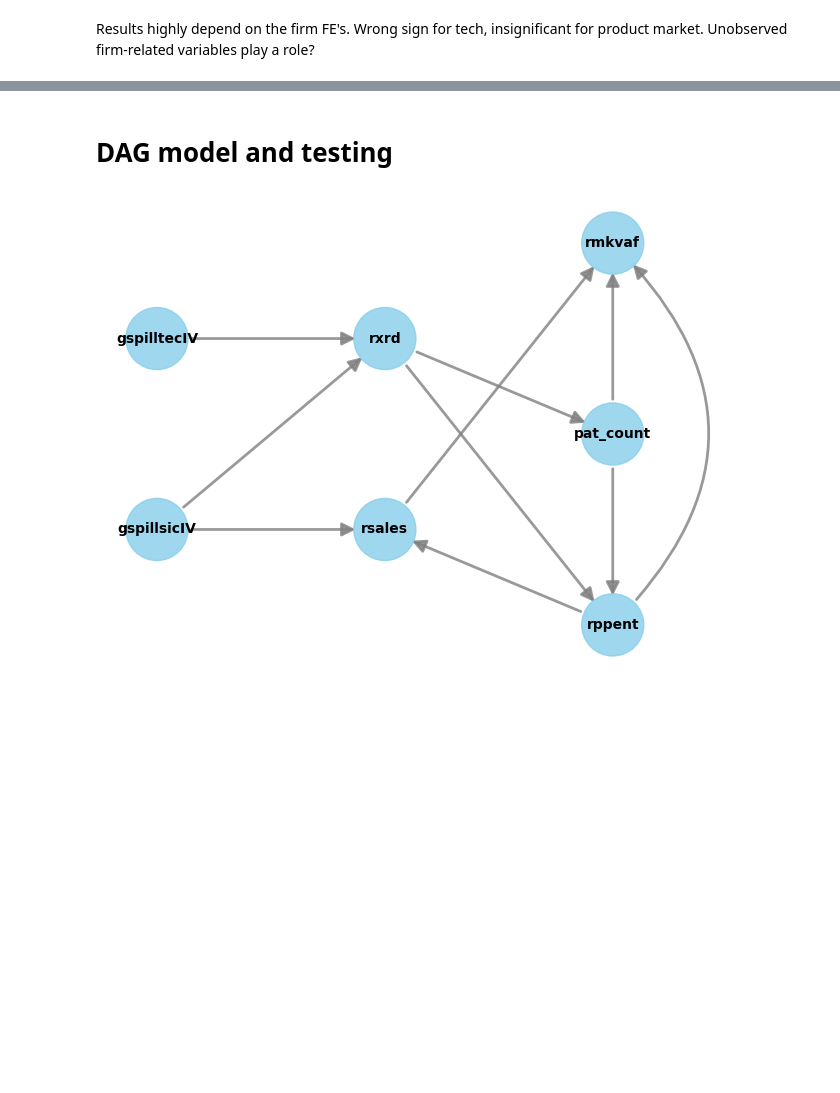
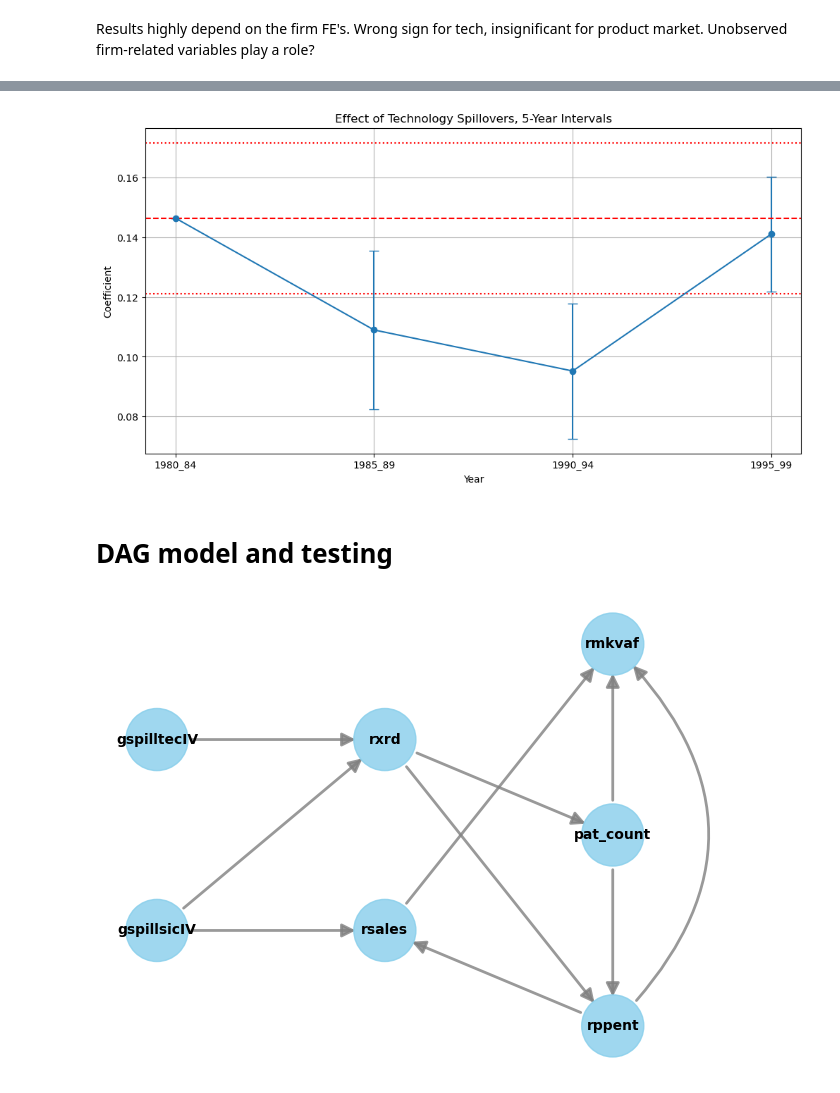
Before and after one commit to MartinMcFarlane/ECO2425-Causal-ML, a Jupyter notebook: Spillovers Project.ipynb, the cells around one changed output, grey strips where cells are left out. Cells and saved outputs as stored; diff of their text form; code cells hidden in the pictures; blank space fills up the shorter version.

```diff
--- a/Spillovers Project.ipynb
+++ b/Spillovers Project.ipynb
@@ -1038,0 +875,11 @@ plt.show()
+# %%
+# Tech spillovers, 5-year intervals
+drop_columns = [col for col in x_vars.columns if 'gspillsicIV' in col]
+
+x_vars_fe = x_vars.drop(columns=drop_columns)
+x_vars_fe = x_vars_fe.drop(columns=['1980_84', 'gspilltecIVX1980_84']) # drop ref category
+
+y_var = df['rmkvaf']
+
+int_modeltec = sm.OLS(y_var,x_vars_fe).fit(cov_type='HC0')
+int_modeltec.summary()
@@ -1039,3 +1116,65 @@ plt.show()
+# %%
+# Plot 5 Year Intervals, Tech spillovers
+
+ref_year = '1980_84'
+time_coefs_tec = {
+    'interval': intervals,
+    'coef': [np.nan for i in range(0,len(intervals))],
+    'CI_l': [np.nan for i in range(0,len(intervals))],
+    'CI_h': [np.nan for i in range(0,len(intervals))],
+    'se': [np.nan for i in range(0,len(intervals))]
+}
+
+time_coefs_tec = pd.DataFrame(time_coefs_tec)
+time_coefs_tec = time_coefs_tec.sort_values(by='interval').reset_index(drop=True)
+
+conf_intervals = int_modeltec.conf_int(alpha=0.05, cols=None)
+s_errors = int_modeltec.HC0_se
+
+# grab coefficients and confidence intervals
+coef_ref = int_modeltec.params['gspilltecIV'] # coef for ref year category
+l_ref = conf_intervals.loc[conf_intervals.index == 'gspilltecIV',0].values[0] # conf interval for ref cat
+h_ref = conf_intervals.loc[conf_intervals.index == 'gspilltecIV',1].values[0]
+
+for interval in time_coefs_tec['interval'].unique():
+    if interval == ref_year:
+        coef = coef_ref
+        ci_l = 0
+        ci_h = 0
+
+        time_coefs_tec.loc[time_coefs_tec['interval'] == interval, 'coef'] = coef
+        time_coefs_tec.loc[time_coefs_tec['interval'] == interval, 'CI_l'] = ci_l
+        time_coefs_tec.loc[time_coefs_tec['interval'] == interval, 'CI_h'] = ci_h
+
+    else:
+        col_name = f"gspilltecIVX{interval}"
+        coef = int_modeltec.params[col_name] + coef_ref
+        ci_l = conf_intervals.loc[conf_intervals.index == col_name,0].values[0] + coef_ref
+        ci_h = conf_intervals.loc[conf_intervals.index == col_name,1].values[0] + coef_ref
+
+        time_coefs_tec.loc[time_coefs_tec['interval'] == interval, 'coef'] = coef
+        time_coefs_tec.loc[time_coefs_tec['interval'] == interval, 'CI_l'] = ci_l
+        time_coefs_tec.loc[time_coefs_tec['interval'] == interval, 'CI_h'] = ci_h
+
+
+time_coefs_tec['upper'] = time_coefs_tec['CI_h'] - time_coefs_tec['coef']
+time_coefs_tec['lower'] = time_coefs_tec['coef'] - time_coefs_tec['CI_l']
+time_coefs_tec.loc[time_coefs_tec['interval'] == ref_year, ['upper','lower']] = 0
+
+cis = time_coefs_tec[['lower','upper']].T
+# Plotting
+plt.figure(figsize=(12, 6))
+plt.errorbar(x=time_coefs_tec['interval'],y=time_coefs_tec['coef'],yerr=cis, capsize=5, marker='o')
+plt.axhline(y=coef_ref, linestyle='dashed', color='r')
+plt.axhline(y=l_ref, linestyle='dotted', color='r')
+plt.axhline(y=h_ref, linestyle='dotted', color='r')
+plt.xlabel('Year')
+plt.ylabel('Coefficient')
+plt.title('Effect of Technology Spillovers, 5-Year Intervals')
+plt.grid(True)
+plt.show()
+# %% [output]
+[figure, added]
 # %% [markdown]
 # DAG model and testing
 # %%
```
Also changed, not shown: parts of 51 cells of this notebook.
